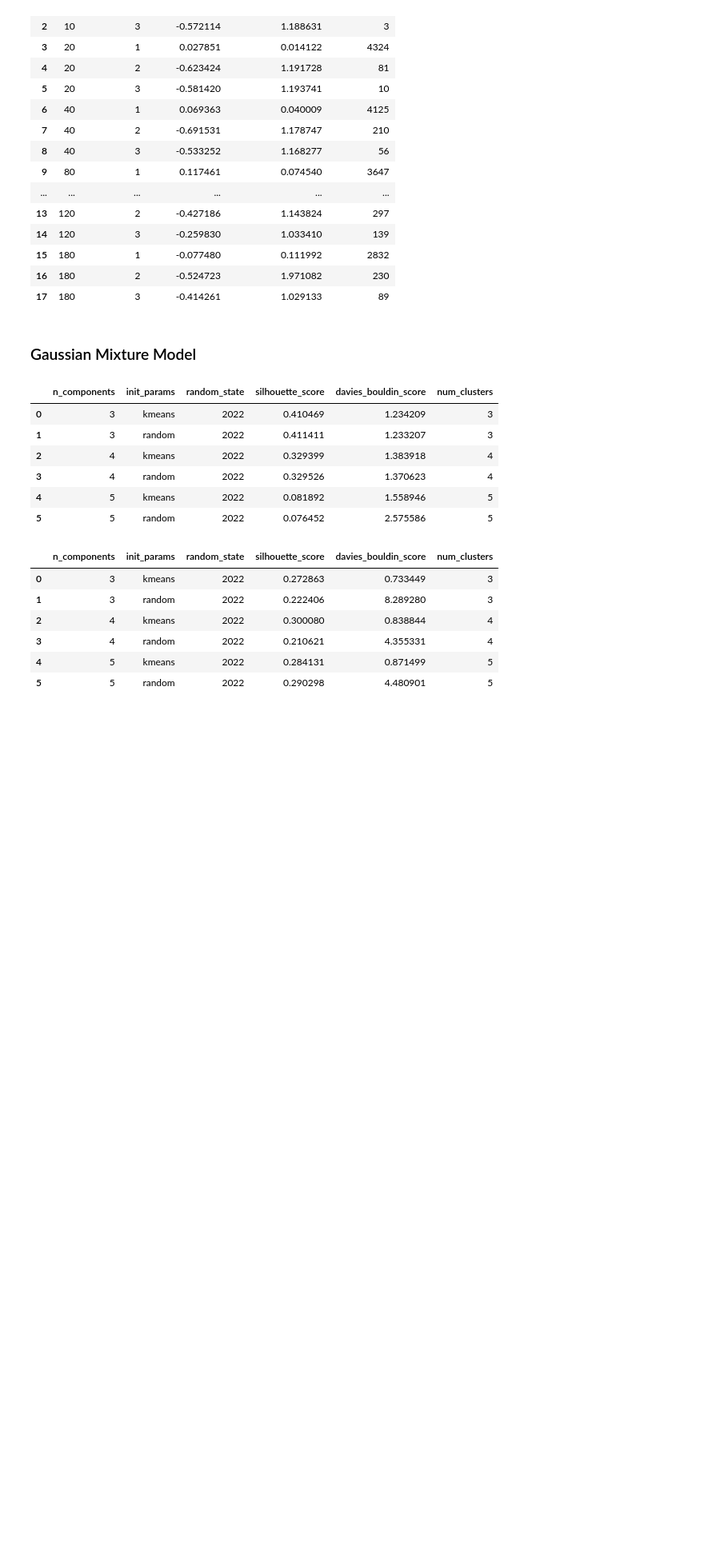
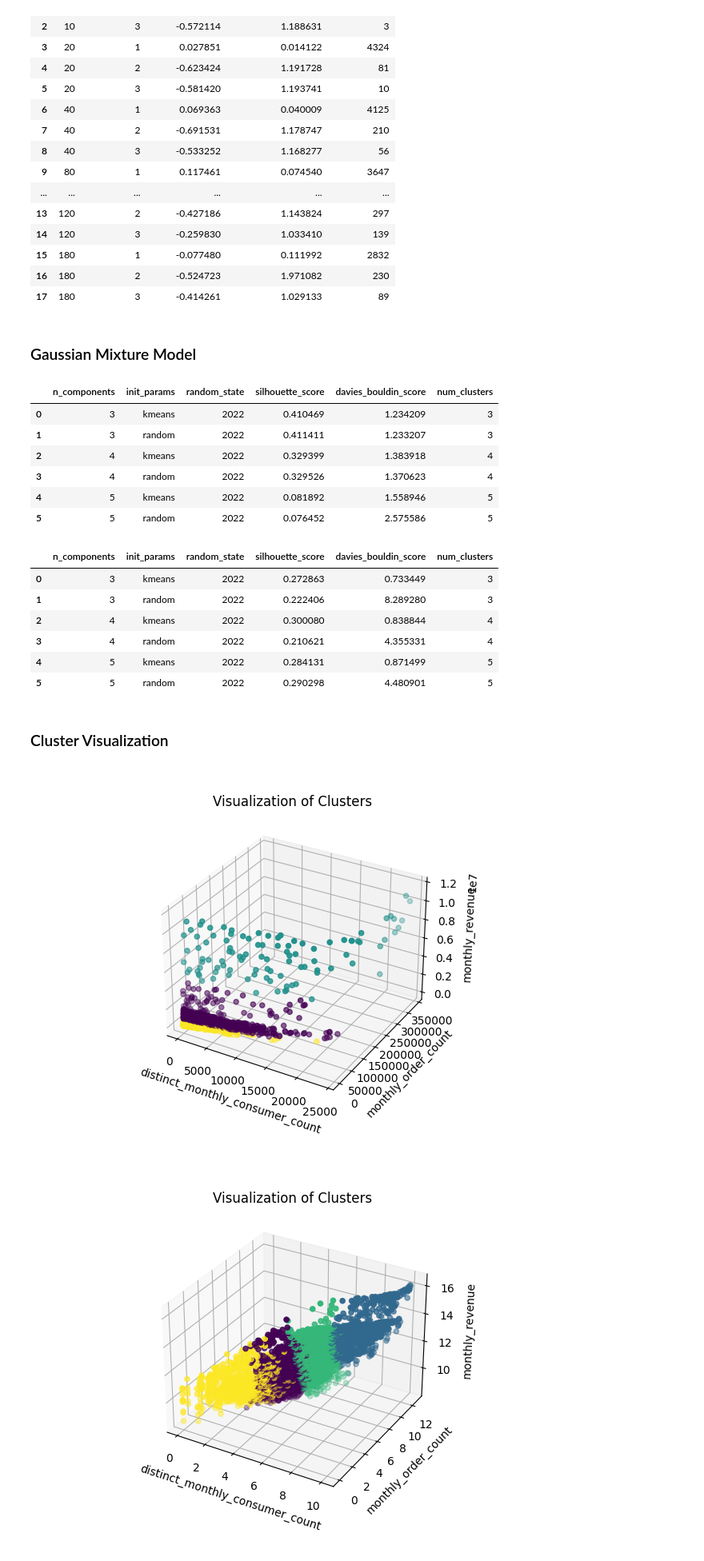
Before and after one commit to TGChenZP/MAST30034-A2_GroupWork_Py, a Jupyter notebook: notebooks/A_Y_H_Cluster.ipynb, the cells around one changed output. Shown at 80% size. Cells and saved outputs as stored; diff of their text form; code cells hidden in the pictures; blank space fills up the shorter version.

Commit message:
Henry Update clustering

```diff
--- a/notebooks/A_Y_H_Cluster.ipynb
+++ b/notebooks/A_Y_H_Cluster.ipynb
@@ -199,3 +185,39 @@ homemade_GridSearch(GaussianMixture(), gmm_params, log_X)
 | 3 | 4 | random | 2022 | 0.210621 | 4.355331 | 4 |
 | 4 | 5 | kmeans | 2022 | 0.284131 | 0.871499 | 5 |
 | 5 | 5 | random | 2022 | 0.290298 | 4.480901 | 5 |
+# %% [markdown]
+### Cluster Visualization
+# %%
+# 需要改的地方
+%matplotlib ipympl
+
+def visualize_cluster(model, data):
+    """
+    return a figure of clusters
+    """
+    # Define X, Y and Z axes
+    xs = data["distinct_monthly_consumer_count"]
+    ys = data["monthly_order_count"]
+    zs = data["monthly_revenue"]
+
+    # Clusters of the data
+    data["cluster"] = model.fit_predict(data)
+
+    # Create a figure
+    figure = plt.figure(dpi = 100)
+    ax = figure.add_subplot(projection='3d')
+    ax.scatter(xs, ys, zs, c=data["cluster"])
+
+    ax.set_title("Visualization of Clusters")
+    ax.set_xlabel("distinct_monthly_consumer_count")
+    ax.set_ylabel("monthly_order_count")
+    ax.set_zlabel("monthly_revenue")
+
+    return figure
+
+fg1 = visualize_cluster(KMeans(n_clusters = 3), X)
+fg2 = visualize_cluster(GaussianMixture(n_components=4, init_params='kmeans'), log_X)
+fg3 = visualize_cluster(GaussianMixture(n_components=3, init_params='kmeans'), X)
+# %% [output]
+[figure, added]
+[figure, added]
```
Also changed, not shown: parts of 6 cells of this notebook.
